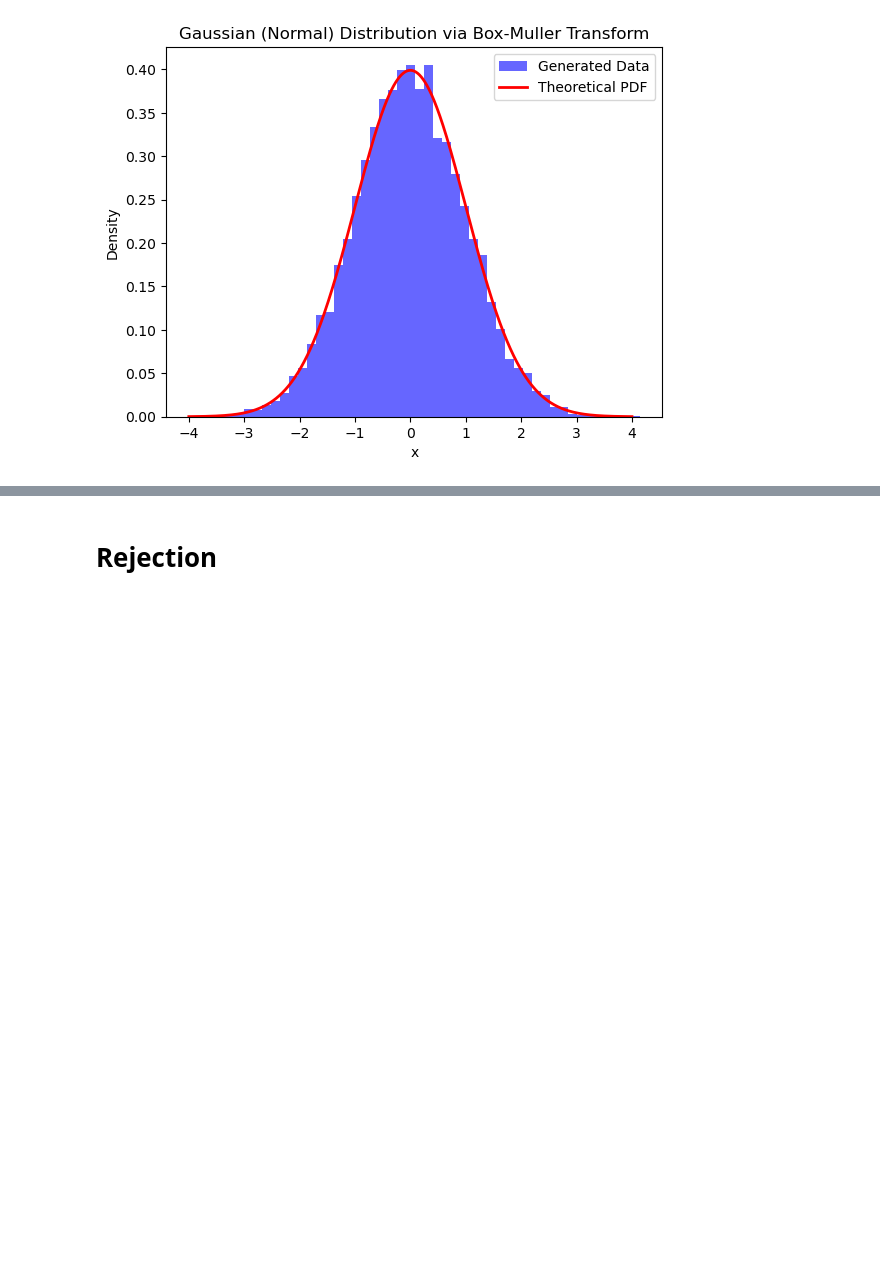
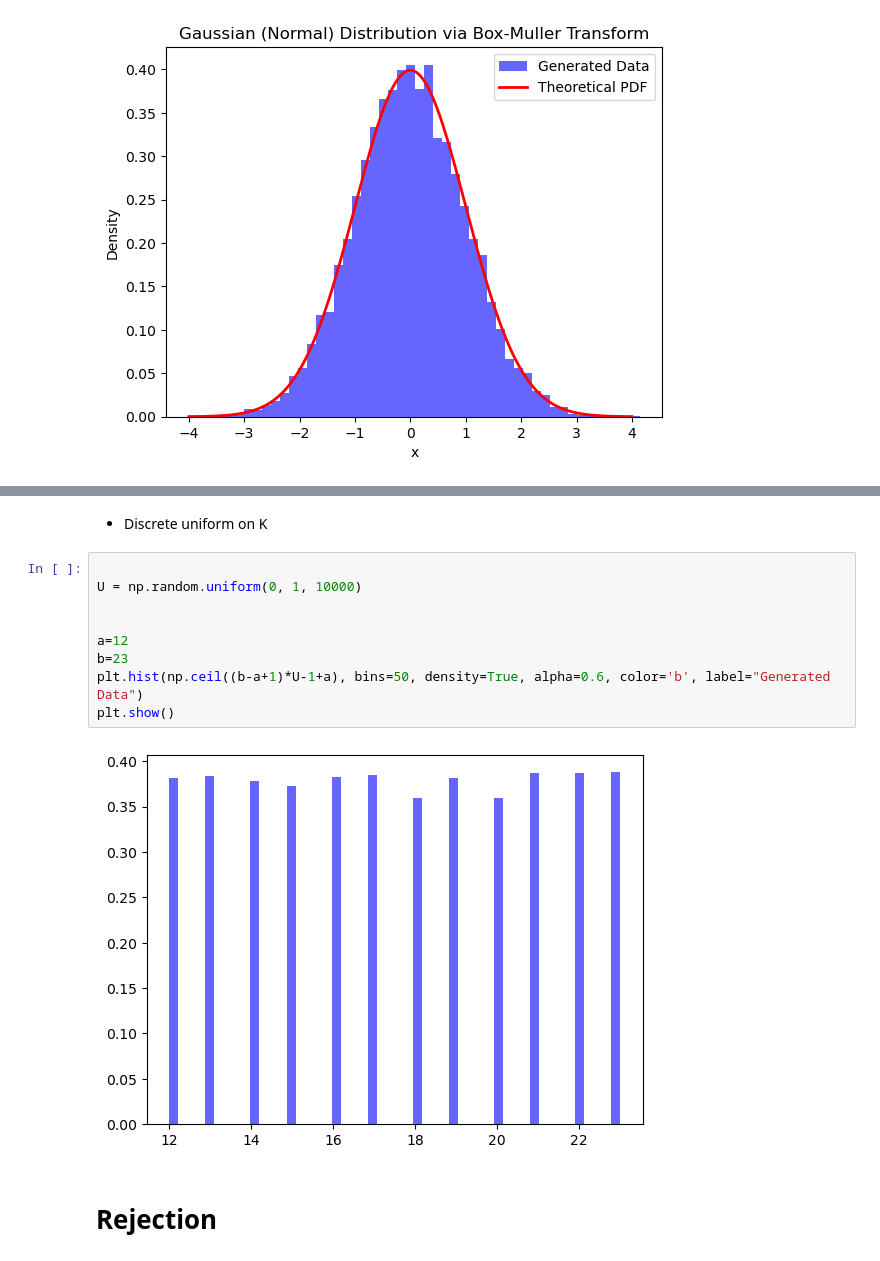
Before and after one commit to aayrapet/MC_simulations, a Jupyter notebook: main.ipynb, the cells around one changed output, grey strips where cells are left out. Cells and saved outputs as stored; diff of their text form; blank space fills up the shorter version.

```diff
--- a/main.ipynb
+++ b/main.ipynb
@@ -155,3 +207,16 @@ plt.show()
+# %% [markdown]
+- Discrete uniform on K
+# %%
+
+U = np.random.uniform(0, 1, 10000)
+
+
+a=12
+b=23
+plt.hist(np.ceil((b-a+1)*U-1+a), bins=50, density=True, alpha=0.6, color='b', label="Generated Data")
+plt.show()
+# %% [output]
+[figure, added]
 # %% [markdown]
 # Rejection
 # %% [markdown]
```
Also changed, not shown: parts of 6 cells of this notebook.
